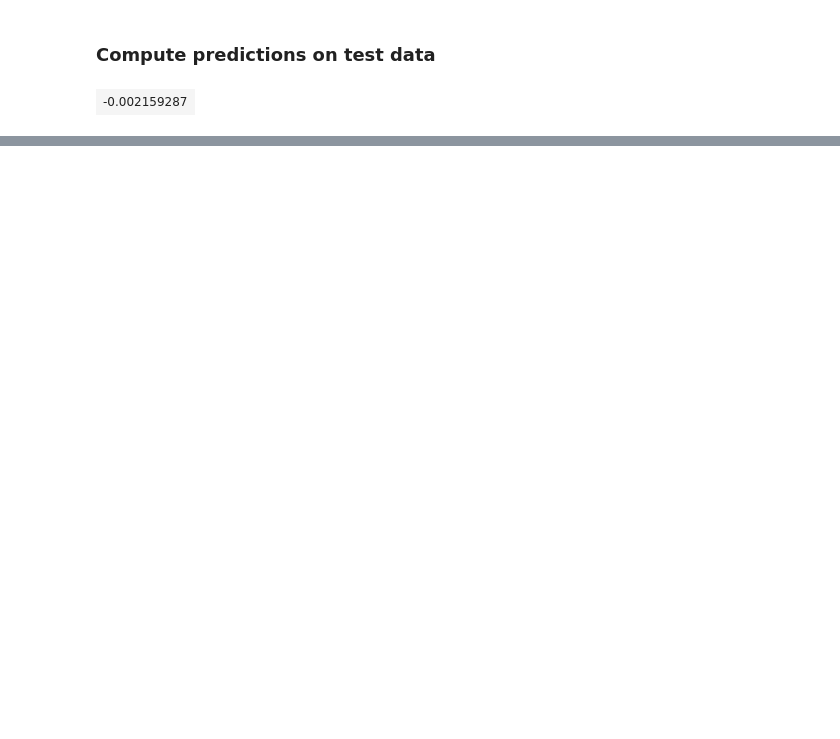
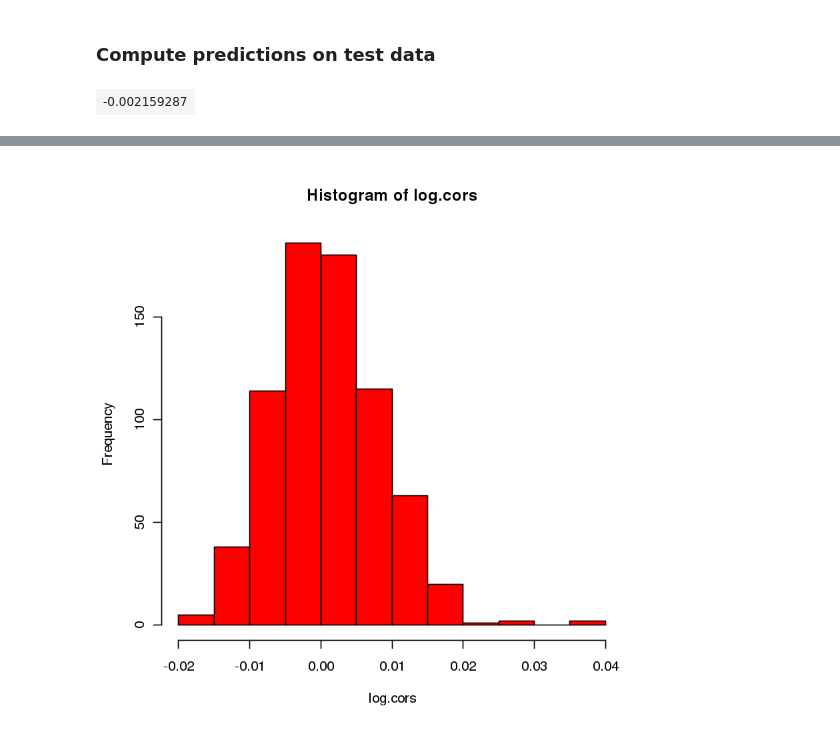
Before and after one commit to fba67/scMTL, a Jupyter notebook: feat2resp_bulk_LiHe_500bpWinTF.ipynb, the cells around one changed output, grey strips where cells are left out. Saved outputs shown, nothing was run; the diff lists cells and outputs as text; code cells hidden in the pictures; blank space fills up the shorter version.

```diff
--- a/feat2resp_bulk_LiHe_500bpWinTF.ipynb
+++ b/feat2resp_bulk_LiHe_500bpWinTF.ipynb
@@ -183,0 +234,6 @@ cor(pred.res.test, test_y)
+# %%
+log.cors <- sapply(seq(ncol(pc.x)), function(i)cor(log2(1 + pc.y), log2(1 + pc.x[, i])))
+
+hist(log.cors, col= "red")
+# %% [output]
+[figure, added]
```
Also changed, not shown: parts of 13 cells of this notebook.
